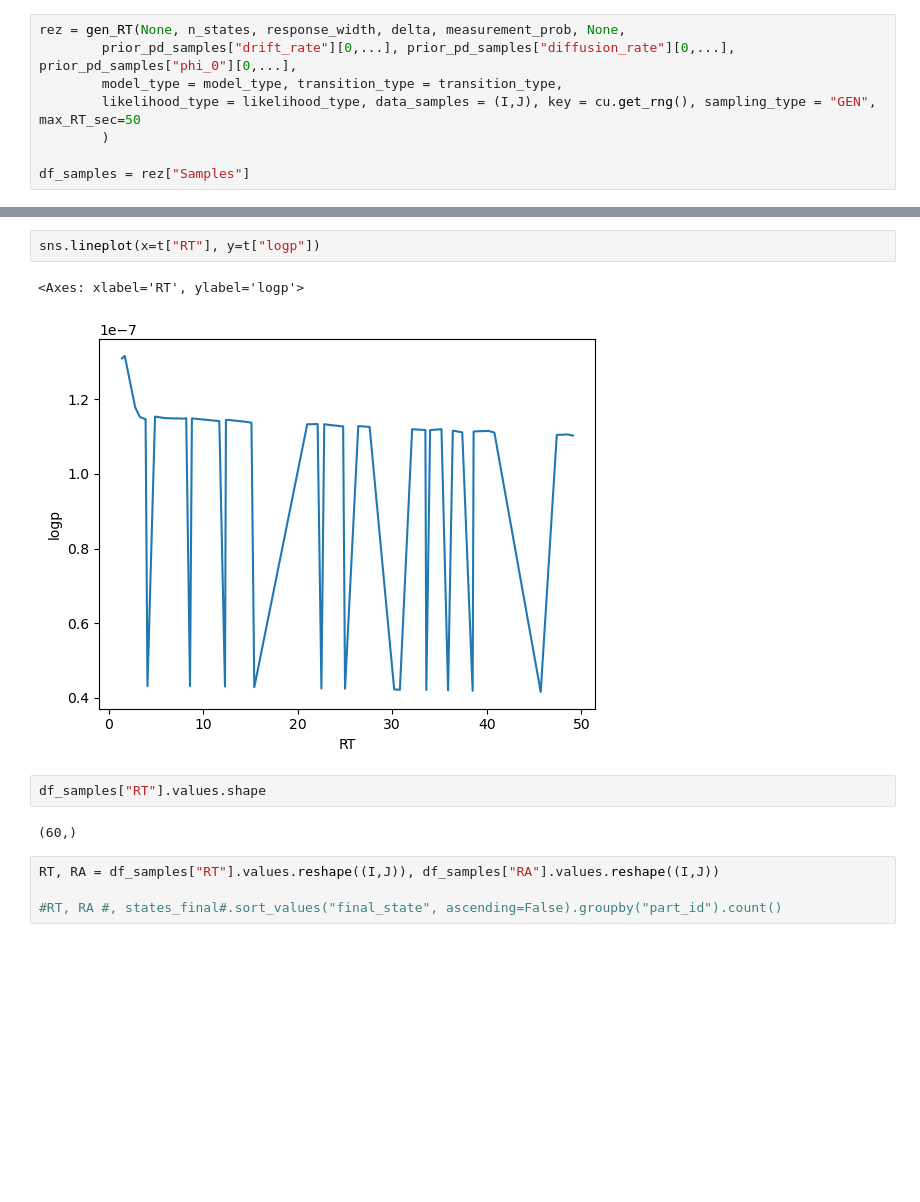
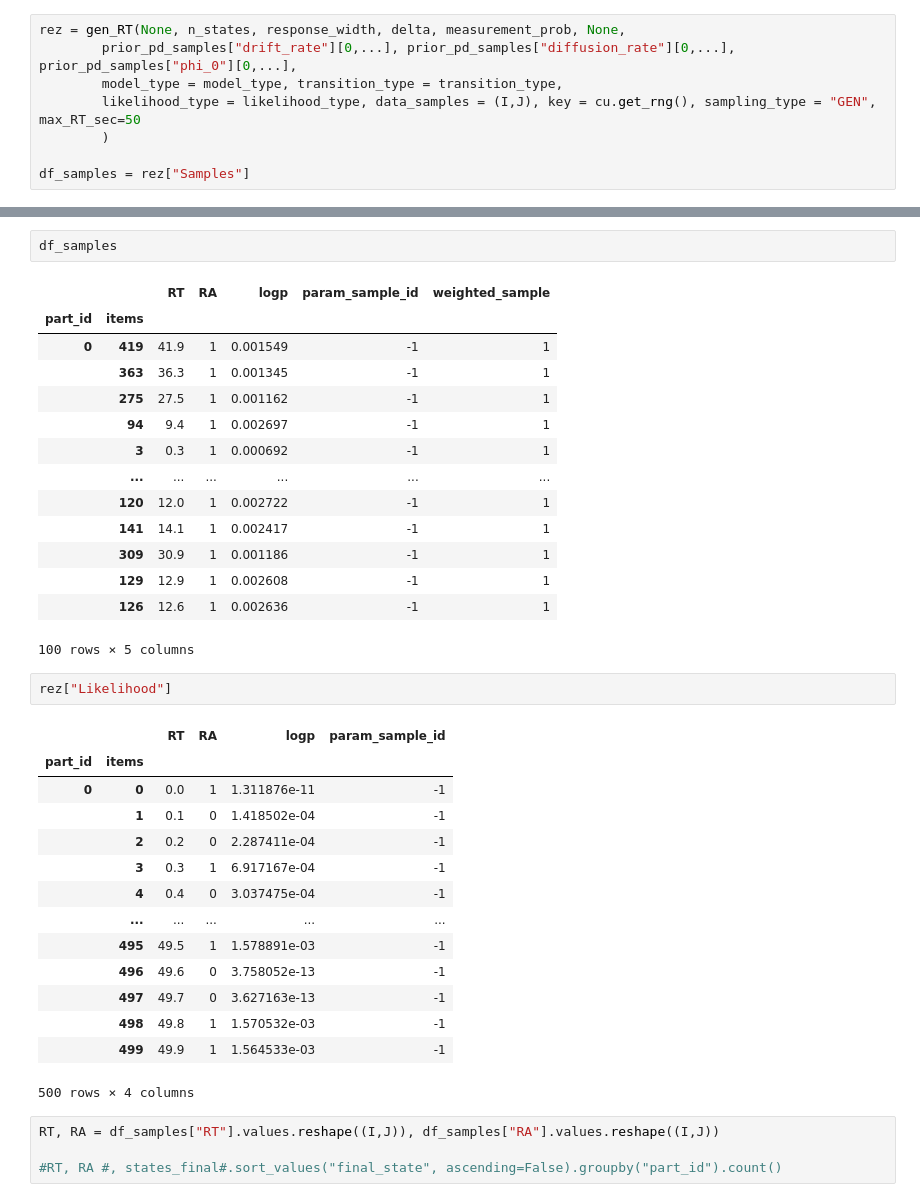
Before and after one commit to rkmalaiya/stochastic_cognitive_dynamics, a Jupyter notebook: poc/amortized_random_walk.ipynb, the cells around one changed output, grey strips where cells are left out. Drawn from its saved outputs; the diff is of its cells as text; blank space fills up the shorter version.

```diff
--- a/poc/amortized_random_walk.ipynb
+++ b/poc/amortized_random_walk.ipynb
@@ -236,12 +242,37 @@ array([[0, 0, 0, 0, 0, 1, 1, 0, 0, 0, 0, 0, 0, 0, 0, 1, 0, 0, 0, 0, 0, 1,
-# %%
-sns.lineplot(x=t["RT"], y=t["logp"])
-# %% [output]
-<Axes: xlabel='RT', ylabel='logp'>
-[figure, removed]
-# %%
-df_samples["RT"].values.shape
-# %% [output]
-(60,)
+# %%
+df_samples
+# %% [output]
+|  |  | RT | RA | logp | param_sample_id | weighted_sample |
+| part_id | items |  |  |  |  |  |
+| 0 | 419 | 41.9 | 1 | 0.001549 | -1 | 1 |
+|  | 363 | 36.3 | 1 | 0.001345 | -1 | 1 |
+|  | 275 | 27.5 | 1 | 0.001162 | -1 | 1 |
+|  | 94 | 9.4 | 1 | 0.002697 | -1 | 1 |
+|  | 3 | 0.3 | 1 | 0.000692 | -1 | 1 |
+|  | ... | ... | ... | ... | ... | ... |
+|  | 120 | 12.0 | 1 | 0.002722 | -1 | 1 |
+|  | 141 | 14.1 | 1 | 0.002417 | -1 | 1 |
+|  | 309 | 30.9 | 1 | 0.001186 | -1 | 1 |
+|  | 129 | 12.9 | 1 | 0.002608 | -1 | 1 |
+|  | 126 | 12.6 | 1 | 0.002636 | -1 | 1 |
+100 rows × 5 columns
+# %%
+rez["Likelihood"]
+# %% [output]
+|  |  | RT | RA | logp | param_sample_id |
+| part_id | items |  |  |  |  |
+| 0 | 0 | 0.0 | 1 | 1.311876e-11 | -1 |
+|  | 1 | 0.1 | 0 | 1.418502e-04 | -1 |
+|  | 2 | 0.2 | 0 | 2.287411e-04 | -1 |
+|  | 3 | 0.3 | 1 | 6.917167e-04 | -1 |
+|  | 4 | 0.4 | 0 | 3.037475e-04 | -1 |
+|  | ... | ... | ... | ... | ... |
+|  | 495 | 49.5 | 1 | 1.578891e-03 | -1 |
+|  | 496 | 49.6 | 0 | 3.758052e-13 | -1 |
+|  | 497 | 49.7 | 0 | 3.627163e-13 | -1 |
+|  | 498 | 49.8 | 1 | 1.570532e-03 | -1 |
+|  | 499 | 49.9 | 1 | 1.564533e-03 | -1 |
+500 rows × 4 columns
 # %%
 RT, RA = df_samples["RT"].values.reshape((I,J)), df_samples["RA"].values.reshape((I,J))
 
```
Also changed, not shown: parts of 44 cells of this notebook.
